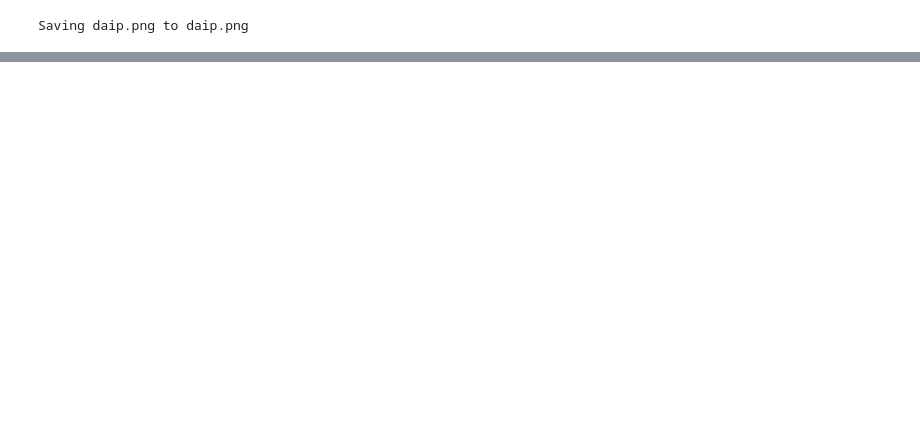
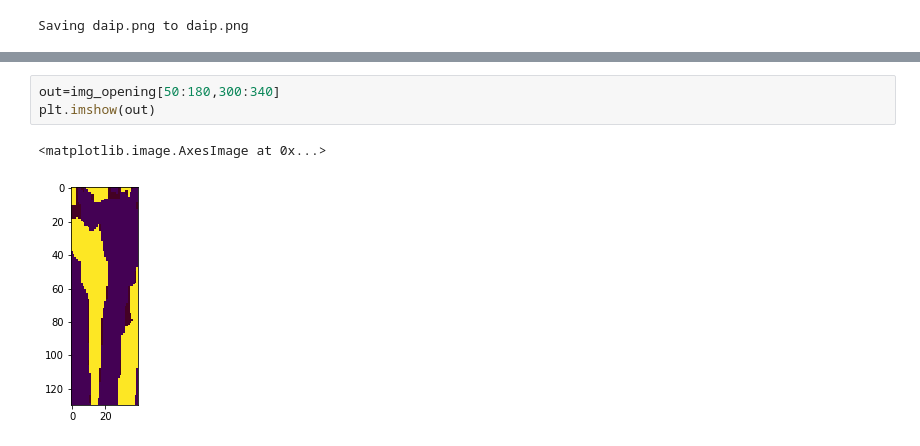
Before and after one commit to ASSASSIN-HACKED/imageenhancementmorphsegment, a Jupyter notebook: Untitled0.ipynb, the cells around one changed output, grey strips where cells are left out. Drawn from its saved outputs; the diff is of its cells as text; blank space fills up the shorter version.

```diff
--- a/Untitled0.ipynb
+++ b/Untitled0.ipynb
@@ -61 +60,7 @@ cv2_imshow(img_opening)
 [figure]
+# %%
+out=img_opening[50:180,300:340]
+plt.imshow(out)
+# %% [output]
+<matplotlib.image.AxesImage at 0x...>
+[figure, added]
```
Also changed, not shown: parts of 3 cells of this notebook.
